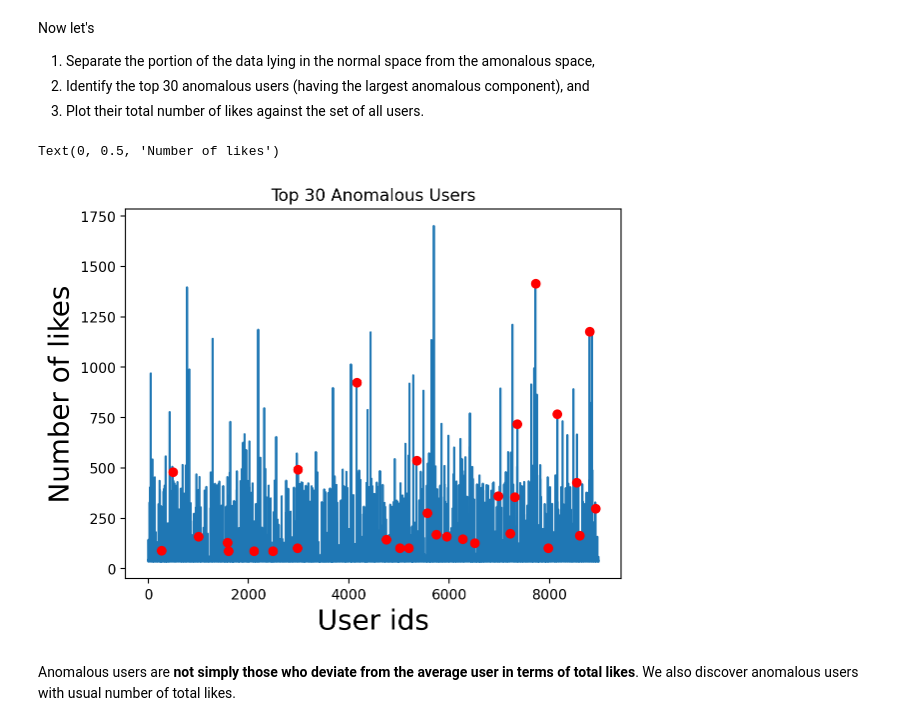
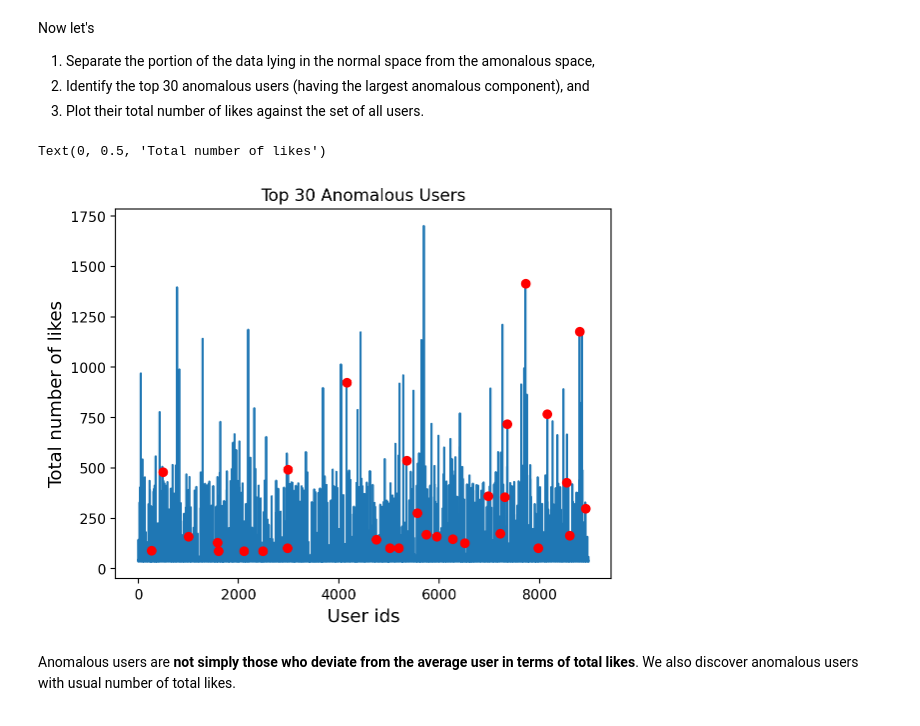
Before and after one commit to andreaaraldo/mining-low-dim-network-data, a Jupyter notebook: BarcelonaCourse.ipynb, the cells around one changed output. Saved outputs shown, nothing was run; the diff lists cells and outputs as text; code cells hidden in the pictures.

```diff
--- a/BarcelonaCourse.ipynb
+++ b/BarcelonaCourse.ipynb
@@ -305,29 +295,29 @@ Now let's
 # %%
 # components to consider
 r=25
 
 U_r = U[:,0:r]
 Sigma_r = np.diag(Sigma[0:r])
 V_r_t = Vt[0:r,:]
 
 L = np.dot(U_r, np.dot(Sigma_r, V_r_t) )
 
 O = FBSpatial - L
-Onorm = np.linalg.norm(O,axis=1)
+anomaly_scores = np.linalg.norm(O,axis=1)
 # large = np.nonzero(Onorm>100))
 # get top 30 anomalous users
-anomSet = np.argsort(Onorm)[-30:]
+anomSet = np.argsort(anomaly_scores)[-30:]
 
 
 ### Plotting
 plt.plot(FBSnorm)
 plt.plot(anomSet,FBSnorm[anomSet],'ro')
 plt.title('Top 30 Anomalous Users')
-plt.xlabel('User ids', size=20)
-plt.ylabel('Number of likes',size=20)
+plt.xlabel('User ids', size=13)
+plt.ylabel('Total number of likes',size=13)
 # %% [output]
-Text(0, 0.5, 'Number of likes')
+Text(0, 0.5, 'Total number of likes')
-[figure, old version]
+[figure, new version]
 # %% [markdown]
 Anomalous users are **not simply those who deviate from the average user in terms of total likes**. We also discover anomalous users with usual number of total likes.
 # %% [markdown]
```
Also changed, not shown: parts of 8 cells of this notebook.
